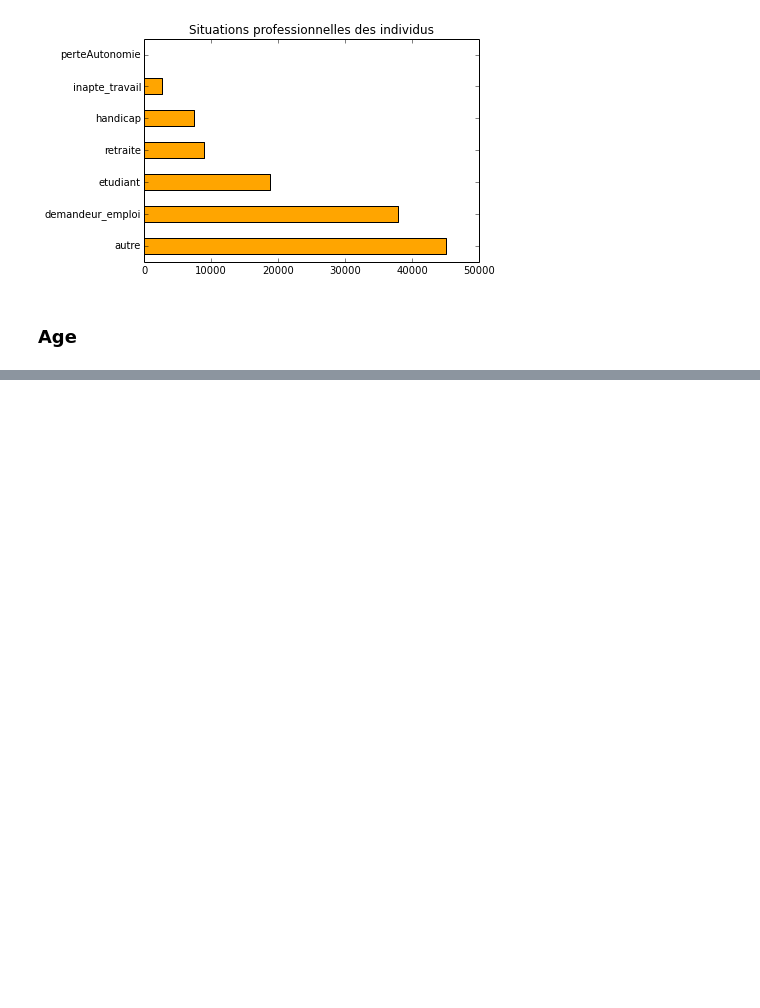
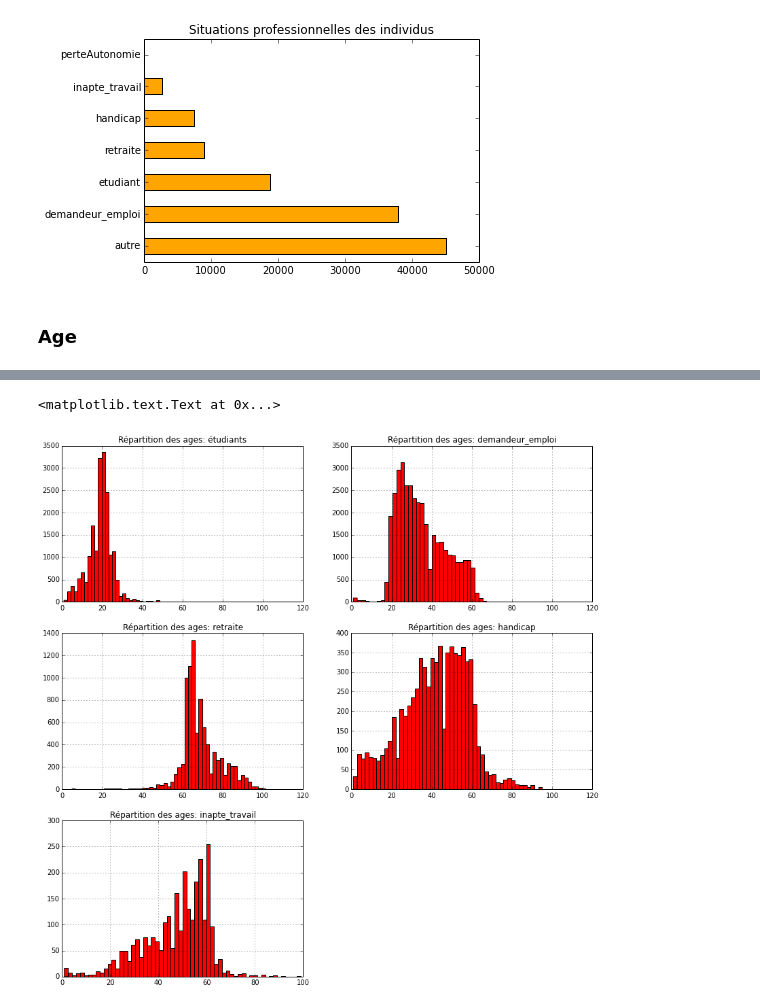
Before and after one commit to betagouv/mes-aides-analytics, a Jupyter notebook: python/stats_descr.ipynb, the cells around one changed output, grey strips where cells are left out. Cells and saved outputs as stored; diff of their text form; code cells hidden in the pictures; blank space fills up the shorter version.

```diff
--- a/python/stats_descr.ipynb
+++ b/python/stats_descr.ipynb
@@ -165,0 +194,20 @@ t_individus[t_individus.age == 0].ix[:, ['dateDeNaissance', 'age', '_id_demandeu
+# %%
+plt.figure(figsize=(14, 14))
+plt.subplot(321)
+t_individus[t_individus.situationsPro == 'etudiant'].age.hist(color='red', bins=60)
+plt.title('Répartition des ages: étudiants')
+plt.subplot(322)
+t_individus[t_individus.situationsPro == 'demandeur_emploi'].age.hist(color='red', bins=60)
+plt.title('Répartition des ages: demandeur_emploi')
+plt.subplot(323)
+t_individus[t_individus.situationsPro == 'retraite'].age.hist(color='red', bins=60)
+plt.title('Répartition des ages: retraite')
+plt.subplot(324)
+t_individus[t_individus.situationsPro == 'handicap'].age.hist(color='red', bins=60)
+plt.title('Répartition des ages: handicap')
+plt.subplot(325)
+t_individus[t_individus.situationsPro == 'inapte_travail'].age.hist(color='red', bins=60)
+plt.title('Répartition des ages: inapte_travail')
+# %% [output]
+<matplotlib.text.Text at 0x...>
+[figure, added]
```
Also changed, not shown: parts of 94 cells of this notebook.
